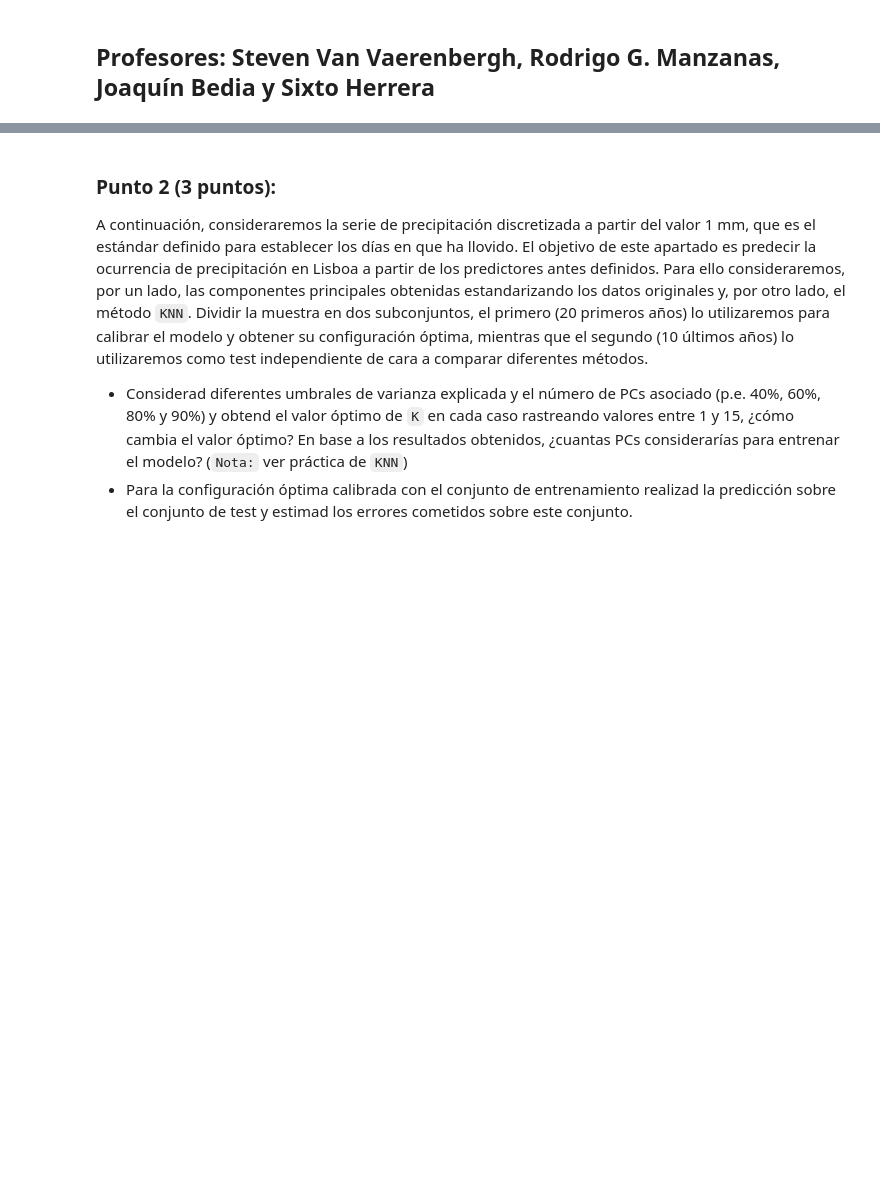
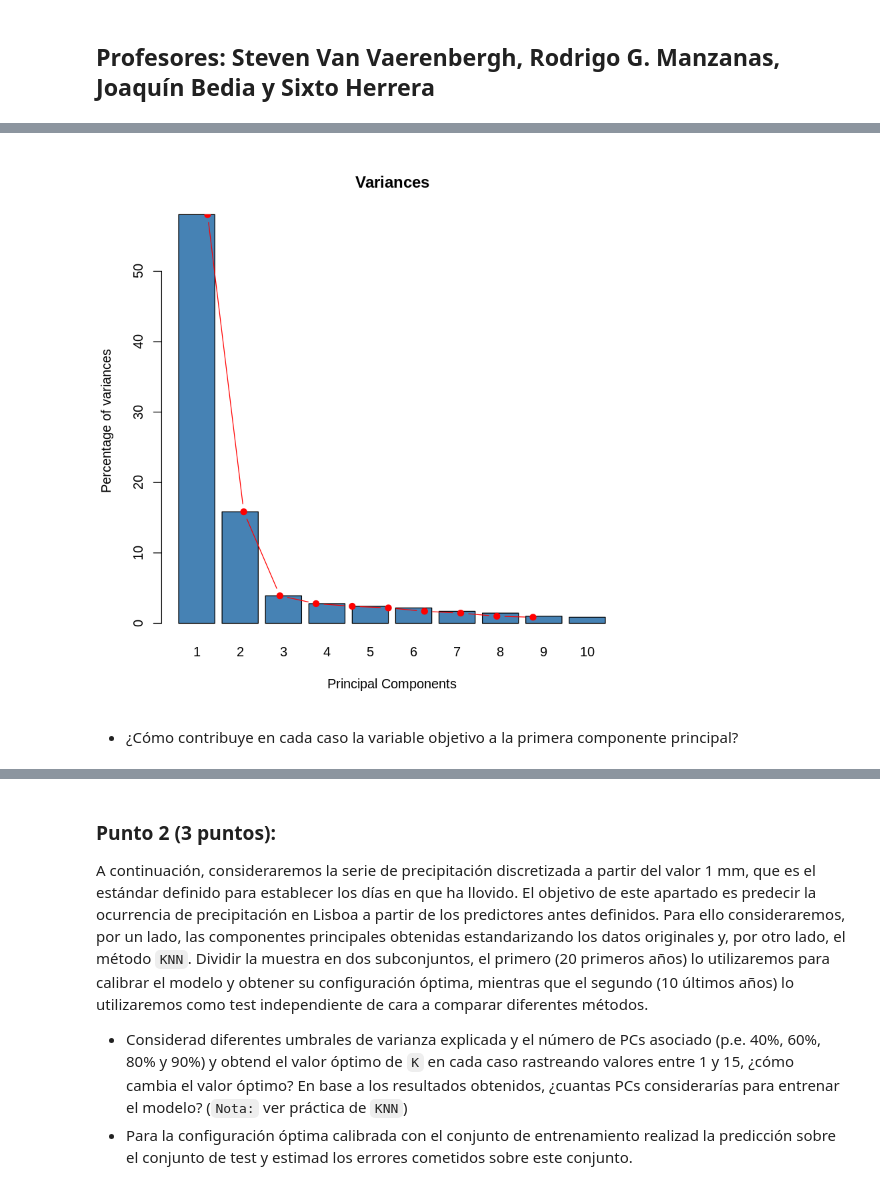
Before and after one commit to yerartdev/uc-m1966-datamining, a Jupyter notebook: d2/T02-m1966-clasificacion-reduccion-dimensionalidad.ipynb, the cells around one changed output, grey strips where cells are left out. Saved outputs shown, nothing was run; the diff lists cells and outputs as text; code cells hidden in the pictures; blank space fills up the shorter version.

```diff
--- a/d2/T02-m1966-clasificacion-reduccion-dimensionalidad.ipynb
+++ b/d2/T02-m1966-clasificacion-reduccion-dimensionalidad.ipynb
@@ -36,0 +209,3 @@ En primer lugar, considerar el dataset completo incluyendo tanto las variables p
+# %%
+#::GMG::Lo hacemos con scale
+pca_full_scaled <- prcomp(meteo, center = TRUE, scale. = TRUE)
@@ -36,0 +272,9 @@ En primer lugar, considerar el dataset completo incluyendo tanto las variables p
+# %%
+eig_scaled <- (pca_full_scaled$sdev)^2
+variance_scaled <- eig_scaled*100/sum(eig_scaled)
+cumvar_scaled <- cumsum(variance_scaled)
+eig_meteo_scaled <- data.frame(eig = eig_scaled,
+                        variance = variance_scaled,
+                        cumvariance = cumvar_scaled)
+dim(eig_meteo_scaled)
+head(eig_meteo_scaled)
@@ -36,0 +290,14 @@ En primer lugar, considerar el dataset completo incluyendo tanto las variables p
+# %%
+#::GMG::Pintamos el scree plot de las 10 primeras PCs
+barplot(eig_meteo_scaled[1:10, 2], names.arg=1:10,
+       main = "Variances",
+       xlab = "Principal Components",
+       ylab = "Percentage of variances",
+       col ="steelblue")
+lines(x = 1:10,
+      eig_meteo_scaled[1:10, 2],
+      type="b", pch=19, col = "red")
+# %% [output]
+[figure, added]
+# %% [markdown]
+* ¿Cómo contribuye en cada caso la variable objetivo a la primera componente principal?
```
Also changed, not shown: parts of 47 cells of this notebook.
